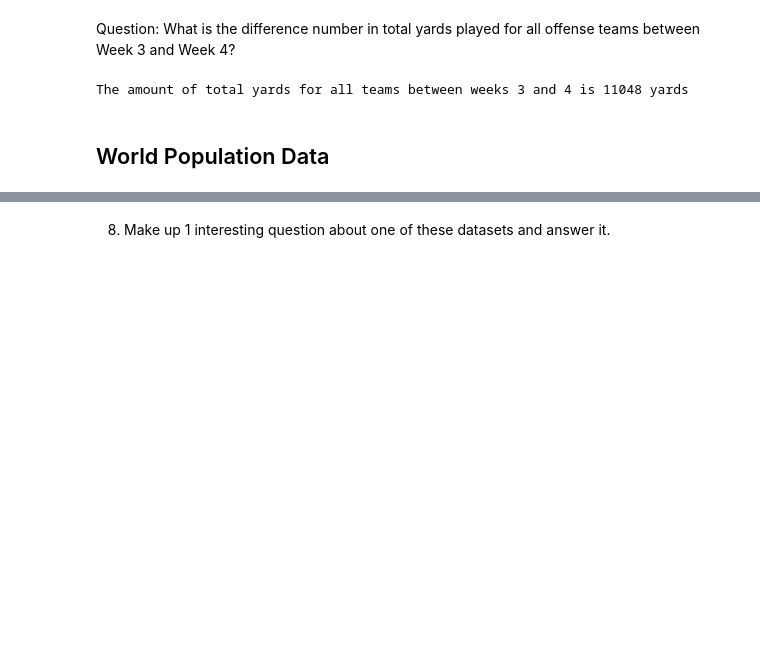
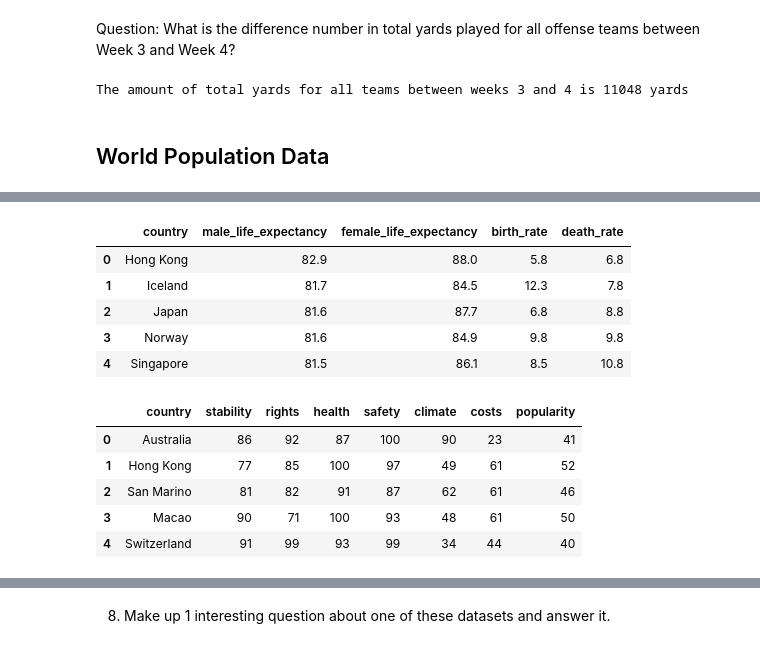
Before and after one commit to PHarris2002/cis277-fa22-Lab4, a Jupyter notebook: Lab4.ipynb, the cells around one changed output, grey strips where cells are left out. Drawn from its saved outputs; the diff is of its cells as text; code cells hidden in the pictures; blank space fills up the shorter version.

```diff
--- a/Lab4.ipynb
+++ b/Lab4.ipynb
@@ -122,0 +189,18 @@ The amount of total yards for all teams between weeks 3 and 4 is 11048 yards
+# %%
+life_expectancy_df = pd.read_csv("life_expectancy.csv")
+# %%
+display(life_expectancy_df.head())
+display(quality_of_life_df.head())
+# %% [output]
+|  | country | male_life_expectancy | female_life_expectancy | birth_rate | death_rate |
+| 0 | Hong Kong | 82.9 | 88.0 | 5.8 | 6.8 |
+| 1 | Iceland | 81.7 | 84.5 | 12.3 | 7.8 |
+| 2 | Japan | 81.6 | 87.7 | 6.8 | 8.8 |
+| 3 | Norway | 81.6 | 84.9 | 9.8 | 9.8 |
+| 4 | Singapore | 81.5 | 86.1 | 8.5 | 10.8 |
+|  | country | stability | rights | health | safety | climate | costs | popularity |
+| 0 | Australia | 86 | 92 | 87 | 100 | 90 | 23 | 41 |
+| 1 | Hong Kong | 77 | 85 | 100 | 97 | 49 | 61 | 52 |
+| 2 | San Marino | 81 | 82 | 91 | 87 | 62 | 61 | 46 |
+| 3 | Macao | 90 | 71 | 100 | 93 | 48 | 61 | 50 |
+| 4 | Switzerland | 91 | 99 | 93 | 99 | 34 | 44 | 40 |
```
Also changed, not shown: parts of 20 cells of this notebook.
